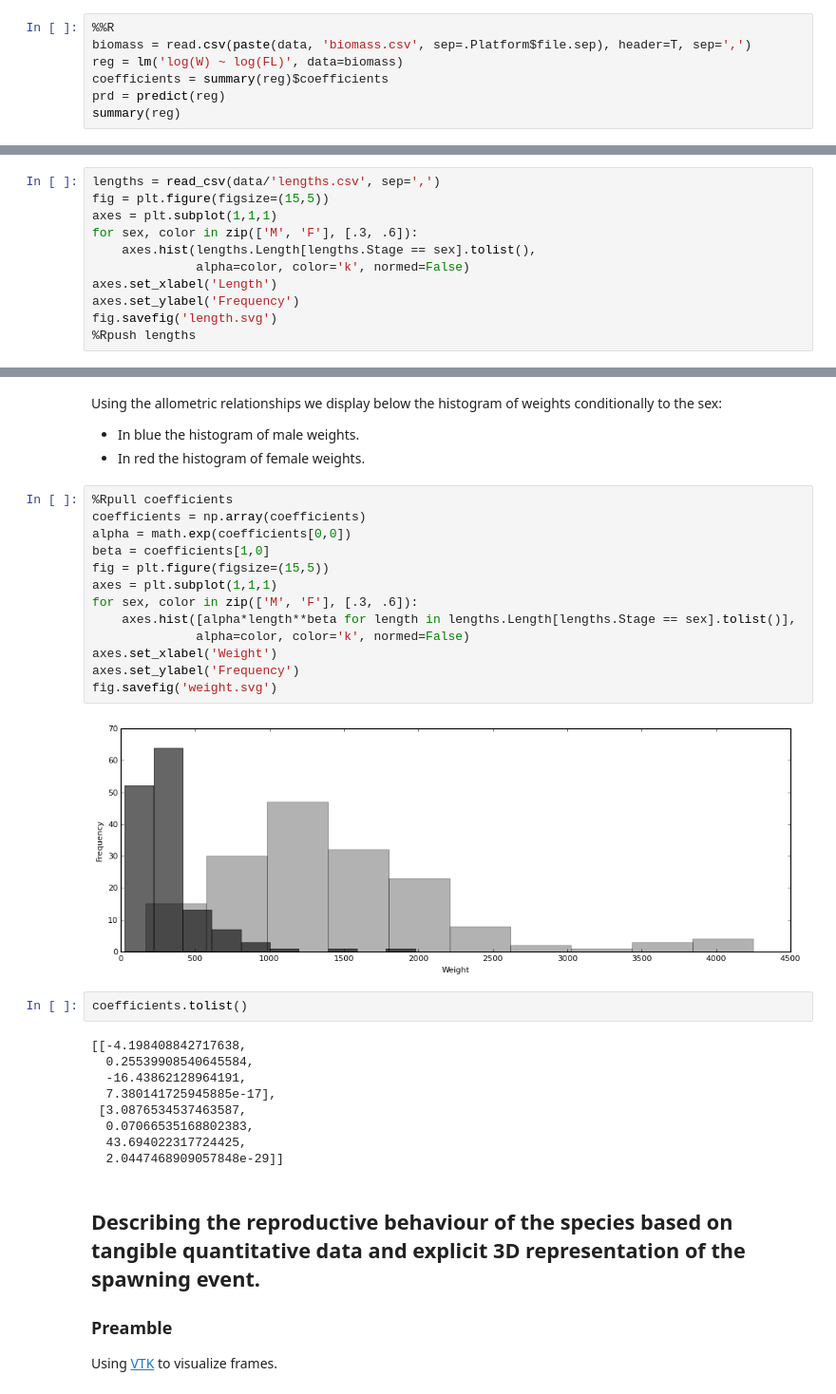
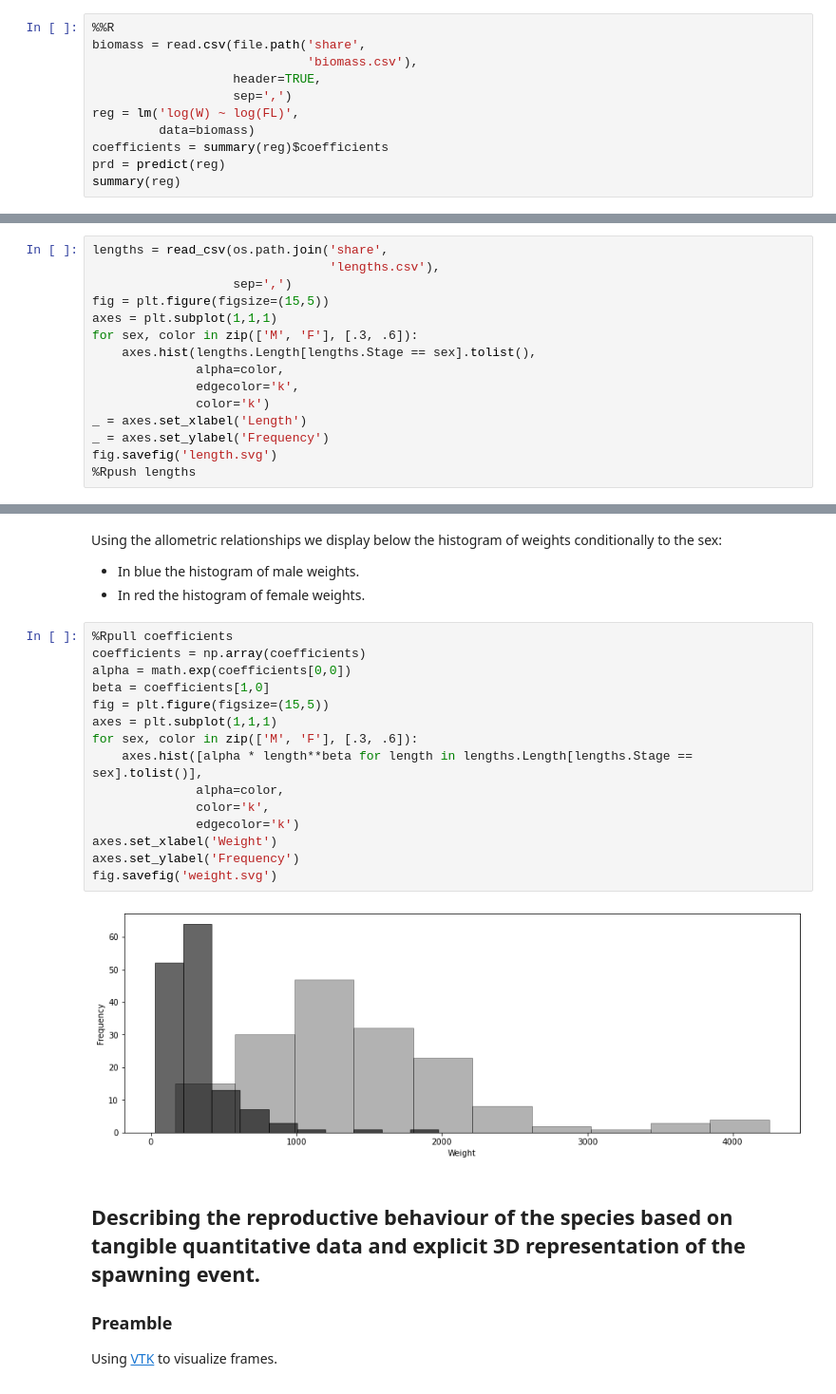
Before and after one commit to pfernique/RGHAFS20, a Jupyter notebook: RGHAFS20.ipynb, the cells around one changed output, grey strips where cells are left out. Shown at 95% size. Cells and saved outputs as stored; diff of their text form.

```diff
--- a/RGHAFS20.ipynb
+++ b/RGHAFS20.ipynb
@@ -63,7 +57,11 @@ axes.set_ylabel('log(Weight)')
 # %%
 %%R
-biomass = read.csv(paste(data, 'biomass.csv', sep=.Platform$file.sep), header=T, sep=',')
-reg = lm('log(W) ~ log(FL)', data=biomass)
+biomass = read.csv(file.path('share',
+                             'biomass.csv'),
+                   header=TRUE,
+                   sep=',')
+reg = lm('log(W) ~ log(FL)',
+         data=biomass)
 coefficients = summary(reg)$coefficients
 prd = predict(reg)
 summary(reg)
@@ -211,14 +155,18 @@ And the graphic below illustrate the adjustment of the linear model (red line) t
 # %% [markdown]
 We are now interested into converting randomly collected lengths in the video (see graph below) into weights using the previous length-weight allometric relationship.
 # %%
-lengths = read_csv(data/'lengths.csv', sep=',')
+lengths = read_csv(os.path.join('share',
+                                'lengths.csv'),
+                   sep=',')
 fig = plt.figure(figsize=(15,5))
 axes = plt.subplot(1,1,1)
 for sex, color in zip(['M', 'F'], [.3, .6]):
     axes.hist(lengths.Length[lengths.Stage == sex].tolist(),
-              alpha=color, color='k', normed=False)
-axes.set_xlabel('Length')
-axes.set_ylabel('Frequency')
+              alpha=color,
+              edgecolor='k',
+              color='k')
+_ = axes.set_xlabel('Length')
+_ = axes.set_ylabel('Frequency')
 fig.savefig('length.svg')
 %Rpush lengths
 # %% [output]
@@ -287,29 +235,20 @@ Using the allometric relationships we display below the histogram of weights con
 # %%
 %Rpull coefficients
 coefficients = np.array(coefficients)
 alpha = math.exp(coefficients[0,0])
 beta = coefficients[1,0]
 fig = plt.figure(figsize=(15,5))
 axes = plt.subplot(1,1,1)
 for sex, color in zip(['M', 'F'], [.3, .6]):
-    axes.hist([alpha*length**beta for length in lengths.Length[lengths.Stage == sex].tolist()],
-              alpha=color, color='k', normed=False)
+    axes.hist([alpha * length**beta for length in lengths.Length[lengths.Stage == sex].tolist()],
+              alpha=color,
+              color='k',
+              edgecolor='k')
 axes.set_xlabel('Weight')
 axes.set_ylabel('Frequency')
 fig.savefig('weight.svg')
 # %% [output]
-[figure, old version]
+[figure, new version]
-# %%
-coefficients.tolist()
-# %% [output]
-[[-4.198408842717638,
-  0.25539908540645584,
-  -16.43862128964191,
-  7.380141725945885e-17],
- [3.0876534537463587,
-  0.07066535168802383,
-  43.694022317724425,
-  2.0447468909057848e-29]]
 # %% [markdown]
 ## Describing the reproductive behaviour of the species based on tangible quantitative data and explicit 3D representation of the spawning event.
 
```
Also changed, not shown: parts of 33 cells of this notebook, 3 other files.
